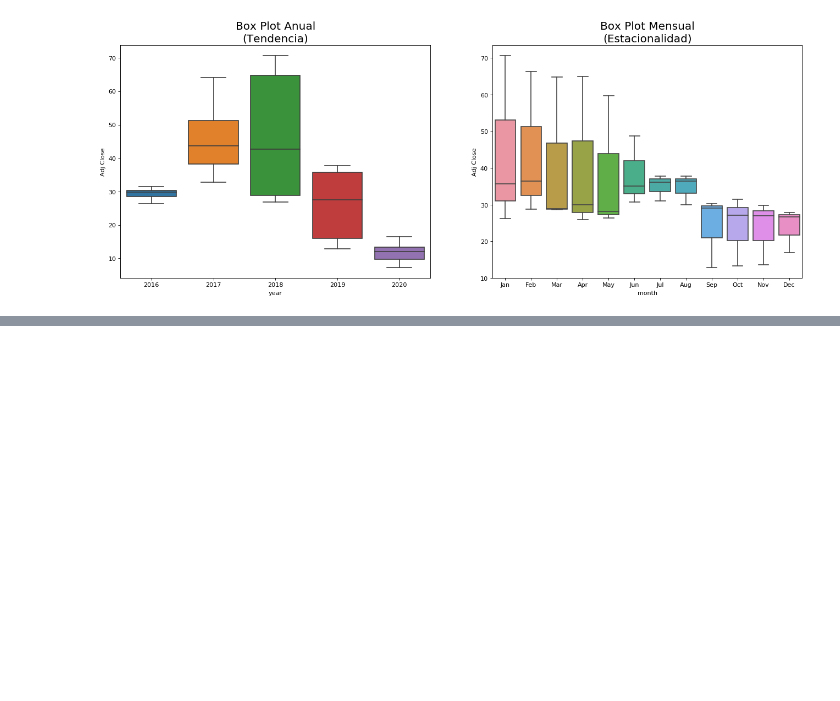
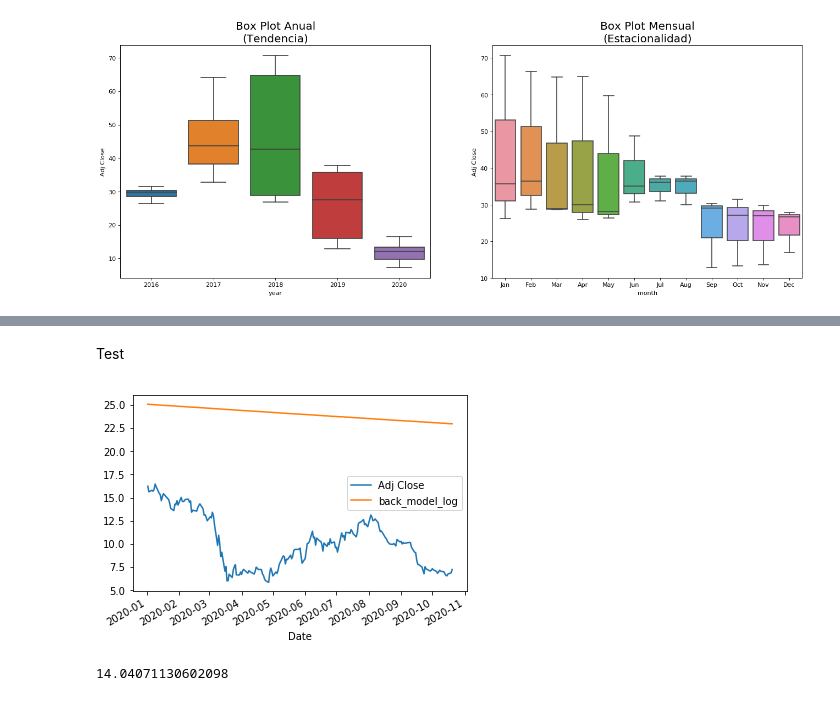
Before and after one commit to cdgn-coding/bcba-algo-trading, a Jupyter notebook: 3_Time_Series.ipynb, the cells around one changed output, grey strips where cells are left out. Saved outputs shown, nothing was run; the diff lists cells and outputs as text; code cells hidden in the pictures; blank space fills up the shorter version.

```diff
--- a/3_Time_Series.ipynb
+++ b/3_Time_Series.ipynb
@@ -92,0 +208,10 @@ axes[1].set_title('Box Plot Mensual\n(Estacionalidad)', fontsize=18);
+# %% [markdown]
+Test
+# %%
+ggal_test.plot(kind = "line", y = ['Adj Close', 'back_model_log']);
+# %% [output]
+[figure, added]
+# %%
+RMSE(ggal_test['back_model_log'], ggal_test['Adj Close'])
+# %% [output]
+14.04071130602098
```
Also changed, not shown: parts of 23 cells of this notebook.
